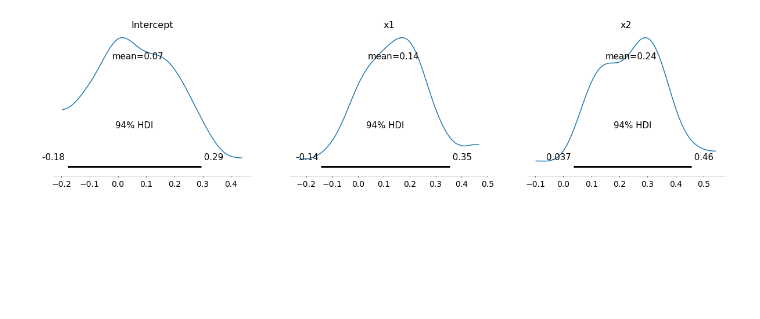
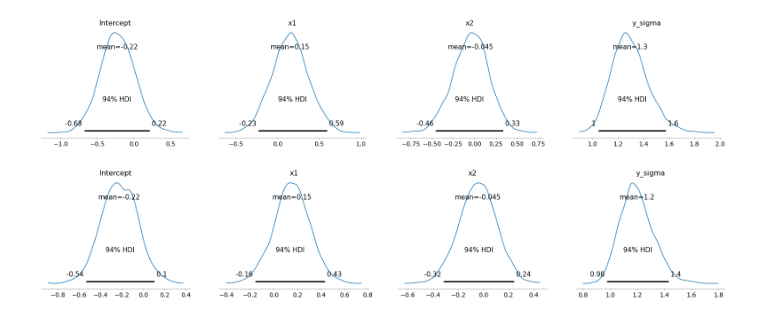
Before and after one commit to bambinos/kulprit, a Jupyter notebook: notebooks/01-ym-prototype-workflow.ipynb, the cells around one changed output. Cells and saved outputs as stored; diff of their text form; code cells hidden in the pictures; blank space fills up the shorter version.

```diff
--- a/notebooks/01-ym-prototype-workflow.ipynb
+++ b/notebooks/01-ym-prototype-workflow.ipynb
@@ -17,14 +17,10 @@ data = pd.DataFrame({
 })
 # define and fit model with MCMC
 model = bmb.Model("y ~ x1 + x2", data, family="gaussian")
-num_draws, num_chains = 50, 2
-posterior = model.fit(draws=num_draws, chains=num_chains)
+posterior = model.fit()
 # build reference model object
-ref_model = kpt.Projector(model, posterior)
-# project the reference model to some parameter subset
-params = ["x1", "x2"]
-theta_perp = ref_model.project(params=params)
-print(theta_perp.shape)
-# visualise the projected model posterior
-ref_model.plot_projection(params=params)
+proj = kpt.Projector(model, posterior)
+# project the reference model to some parameter subset and plot posterior
+cov_names = ["x1", "x2"]
+theta_perp = proj.project(cov_names=cov_names)
 # %% [output]
@@ -40,5 +33,10 @@ torch.Size([100, 3])
+# %%
+az.plot_posterior(theta_perp.posterior)
+plt.show()
+# %% [output]
+[figure, added]
 # %%
-az.plot_posterior(posterior, var_names=["Intercept", "x1", "x2"])
+az.plot_posterior(posterior, var_names=["Intercept", "x1", "x2", "y_sigma"])
 plt.show()
 # %% [output]
-[figure, old version]
+[figure, new version]
```
Also changed, not shown: parts of 1 cell of this notebook.
